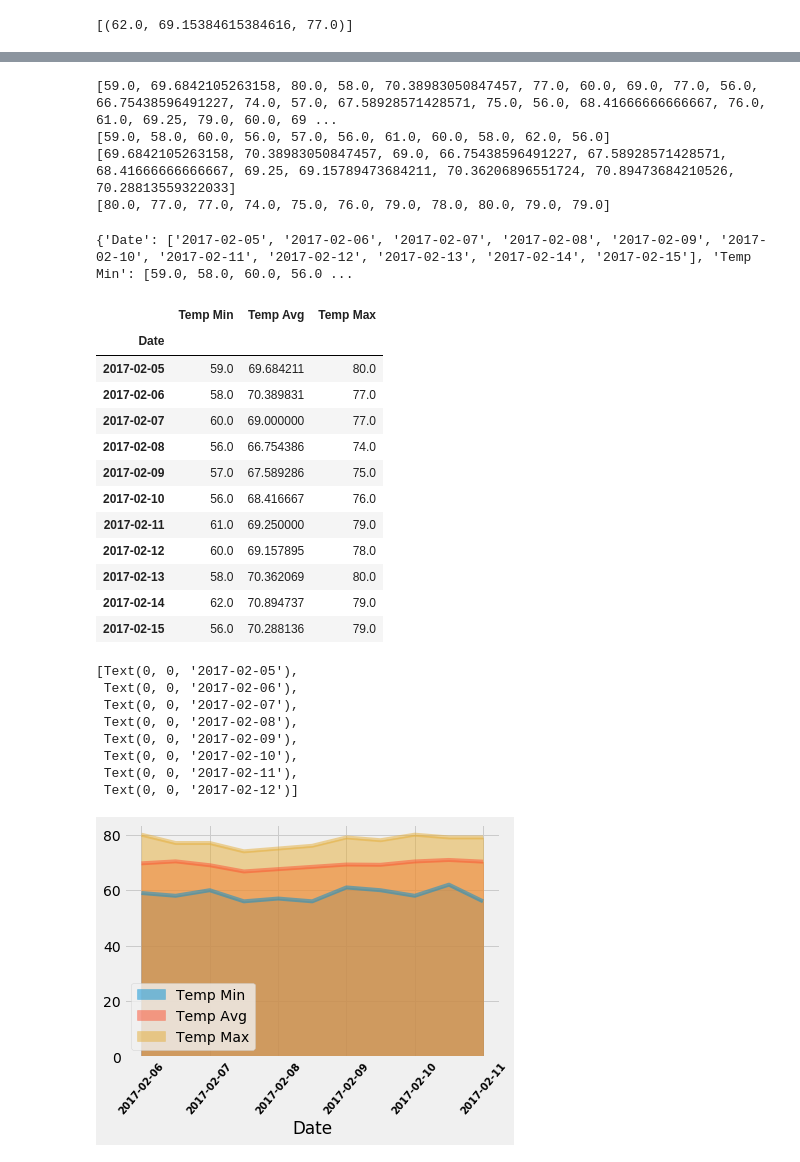
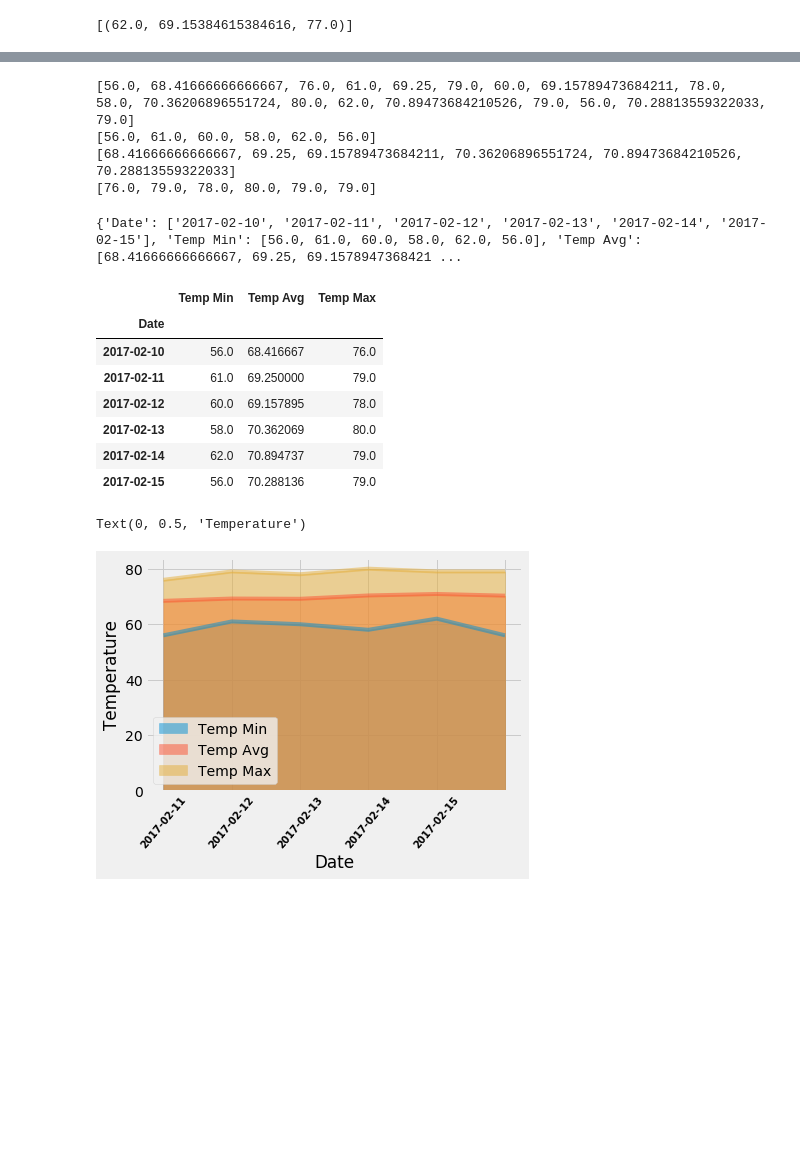
Before and after one commit to Cadet93/sqlalchemy-challenge, a Jupyter notebook: climate_analysis_HI.ipynb, the cells around one changed output, grey strips where cells are left out. Cells and saved outputs as stored; diff of their text form; code cells hidden in the pictures; blank space fills up the shorter version.

```diff
--- a/climate_analysis_HI.ipynb
+++ b/climate_analysis_HI.ipynb
@@ -418,7 +407,7 @@ daily_normals("01-01")
 # push each tuple of calculations into a list called `normals`
 
 # Set the start and end date of the trip
-start_date = "2017-02-05"
+start_date = "2017-02-10"
 end_date = "2017-02-15"
 
 #initialize lists
@@ -477,10 +461,10 @@ print(day_mins)
 print(day_avgs)
 print(day_maxs)
 # %% [output]
-[59.0, 69.6842105263158, 80.0, 58.0, 70.38983050847457, 77.0, 60.0, 69.0, 77.0, 56.0, 66.75438596491227, 74.0, 57.0, 67.58928571428571, 75.0, 56.0, 68.41666666666667, 76.0, 61.0, 69.25, 79.0, 60.0, 69 ...
-[59.0, 58.0, 60.0, 56.0, 57.0, 56.0, 61.0, 60.0, 58.0, 62.0, 56.0]
-[69.6842105263158, 70.38983050847457, 69.0, 66.75438596491227, 67.58928571428571, 68.41666666666667, 69.25, 69.15789473684211, 70.36206896551724, 70.89473684210526, 70.28813559322033]
-[80.0, 77.0, 77.0, 74.0, 75.0, 76.0, 79.0, 78.0, 80.0, 79.0, 79.0]
+[56.0, 68.41666666666667, 76.0, 61.0, 69.25, 79.0, 60.0, 69.15789473684211, 78.0, 58.0, 70.36206896551724, 80.0, 62.0, 70.89473684210526, 79.0, 56.0, 70.28813559322033, 79.0]
+[56.0, 61.0, 60.0, 58.0, 62.0, 56.0]
+[68.41666666666667, 69.25, 69.15789473684211, 70.36206896551724, 70.89473684210526, 70.28813559322033]
+[76.0, 79.0, 78.0, 80.0, 79.0, 79.0]
 # %%
 # Load the previous query results into a Pandas DataFrame and add the `trip_dates` range as the `date` index
 # Save the query results as a Pandas DataFrame and set the index to the date column
@@ -498,21 +482,10 @@ trip_date_normals_df = pd.DataFrame(trip_normals_dict)
 trip_date_normals_df.set_index('Date', inplace=True)
 
 trip_date_normals_df
-
-#trip_date_temp_df = pd.merge(trip_date_list_df, trip_date_normals_df)
-
-#trip_date_temp_df.head()
-
-#trip_date_normals_df.set_index('date', inplace=True)
 # %% [output]
-{'Date': ['2017-02-05', '2017-02-06', '2017-02-07', '2017-02-08', '2017-02-09', '2017-02-10', '2017-02-11', '2017-02-12', '2017-02-13', '2017-02-14', '2017-02-15'], 'Temp Min': [59.0, 58.0, 60.0, 56.0 ...
+{'Date': ['2017-02-10', '2017-02-11', '2017-02-12', '2017-02-13', '2017-02-14', '2017-02-15'], 'Temp Min': [56.0, 61.0, 60.0, 58.0, 62.0, 56.0], 'Temp Avg': [68.41666666666667, 69.25, 69.1578947368421 ...
 |  | Temp Min | Temp Avg | Temp Max |
 | Date |  |  |  |
-| 2017-02-05 | 59.0 | 69.684211 | 80.0 |
-| 2017-02-06 | 58.0 | 70.389831 | 77.0 |
-| 2017-02-07 | 60.0 | 69.000000 | 77.0 |
-| 2017-02-08 | 56.0 | 66.754386 | 74.0 |
-| 2017-02-09 | 57.0 | 67.589286 | 75.0 |
 | 2017-02-10 | 56.0 | 68.416667 | 76.0 |
 | 2017-02-11 | 61.0 | 69.250000 | 79.0 |
 | 2017-02-12 | 60.0 | 69.157895 | 78.0 |
@@ -522,15 +495,9 @@ trip_date_normals_df
 # %%
 # Plot the daily normals as an area plot with `stacked=False`
 ax = trip_date_normals_df.plot.area(stacked=False)
 
 ax.set_xticklabels(labels = trip_date_normals_df.index, fontsize=10, fontweight='bold', rotation=50)
+plt.ylabel('Temperature')
 # %% [output]
-[Text(0, 0, '2017-02-05'),
- Text(0, 0, '2017-02-06'),
- Text(0, 0, '2017-02-07'),
- Text(0, 0, '2017-02-08'),
- Text(0, 0, '2017-02-09'),
- Text(0, 0, '2017-02-10'),
- Text(0, 0, '2017-02-11'),
- Text(0, 0, '2017-02-12')]
+Text(0, 0.5, 'Temperature')
-[figure, old version]
+[figure, new version]
```
Also changed, not shown: parts of 7 cells of this notebook, 1 other file.
